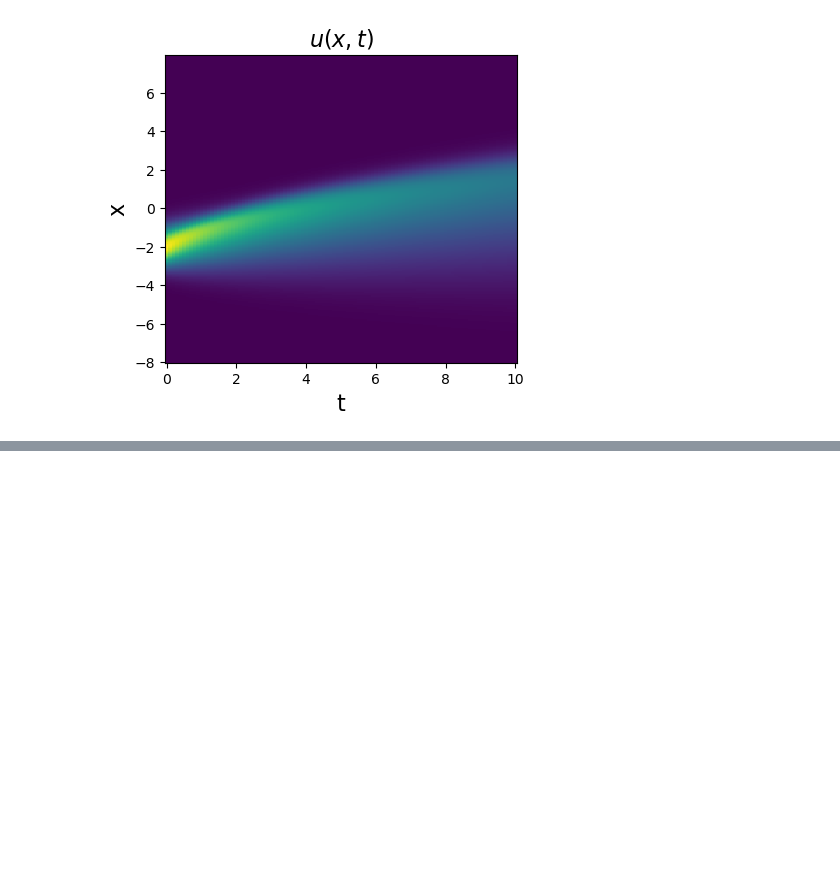
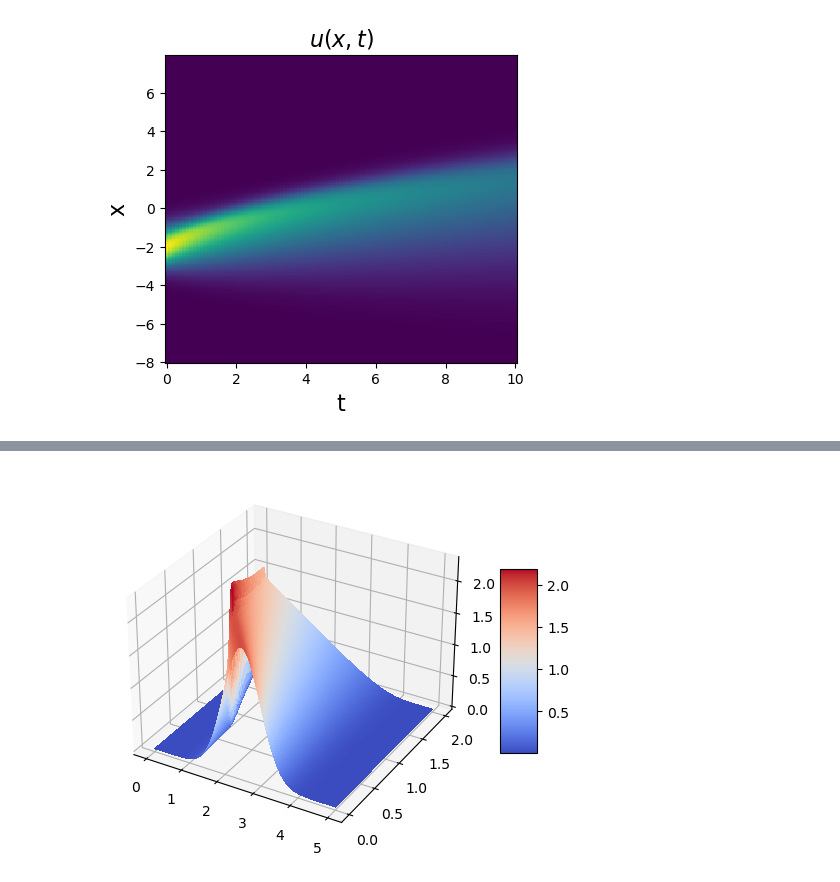
Before and after one commit to cpml-au/dctkit, a Jupyter notebook: examples/burgers.ipynb, the cells around one changed output, grey strips where cells are left out. Cells and saved outputs as stored; diff of their text form; code cells hidden in the pictures; blank space fills up the shorter version.

```diff
--- a/examples/burgers.ipynb
+++ b/examples/burgers.ipynb
@@ -49,0 +98,21 @@ S.get_flat_PDP_weights()
+# %%
+# choose data
+data_name = "exponential"
+if data_name == "pysindy":
+    x = x_ps
+    t = t_ps
+    dt_ = dt_ps
+    dx = dx_ps
+    u = u_ps
+    epsilon = epsilon_ps
+    nt = nt_ps
+    nx = nx_ps
+elif data_name == "exponential":
+    x = x_exp
+    t = t_exp
+    dt_ = dt_exp
+    dx = dx_exp
+    u = u_exp
+    epsilon = epsilon_exp
+    nt = nt_exp
+    nx = nx_exp
@@ -77,0 +173,10 @@ plt.show()
+# %%
+# 3d plot u
+fig, ax = plt.subplots(subplot_kw={"projection": "3d"})
+x_mesh, t_mesh = np.meshgrid(x, t)
+surf = ax.plot_surface(x_mesh, t_mesh, u.T, cmap=cm.coolwarm, rcount=nx, ccount=nt,
+                       linewidth=0, antialiased=False)
+fig.colorbar(surf, shrink=0.5, aspect=5)
+plt.show()
+# %% [output]
+[figure, added]
```
Also changed, not shown: parts of 15 cells of this notebook.
